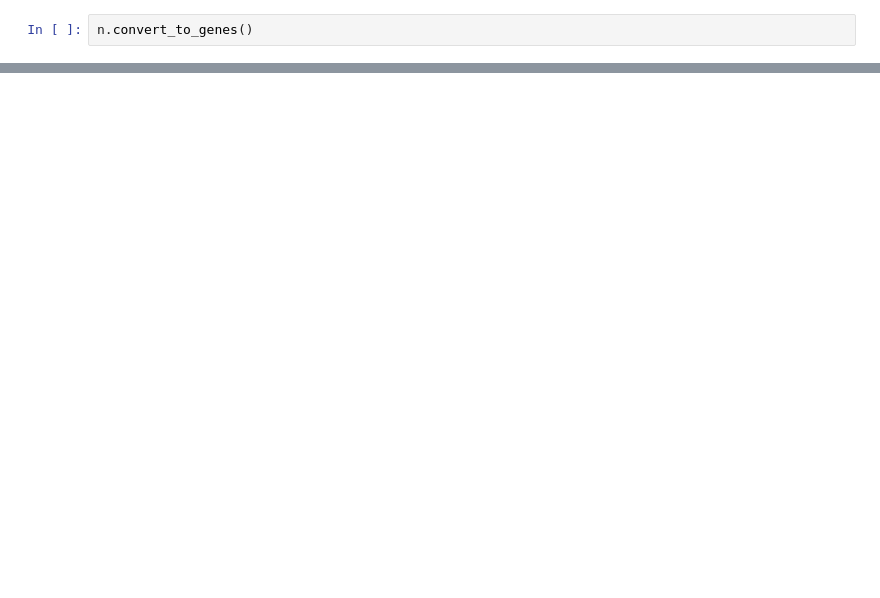
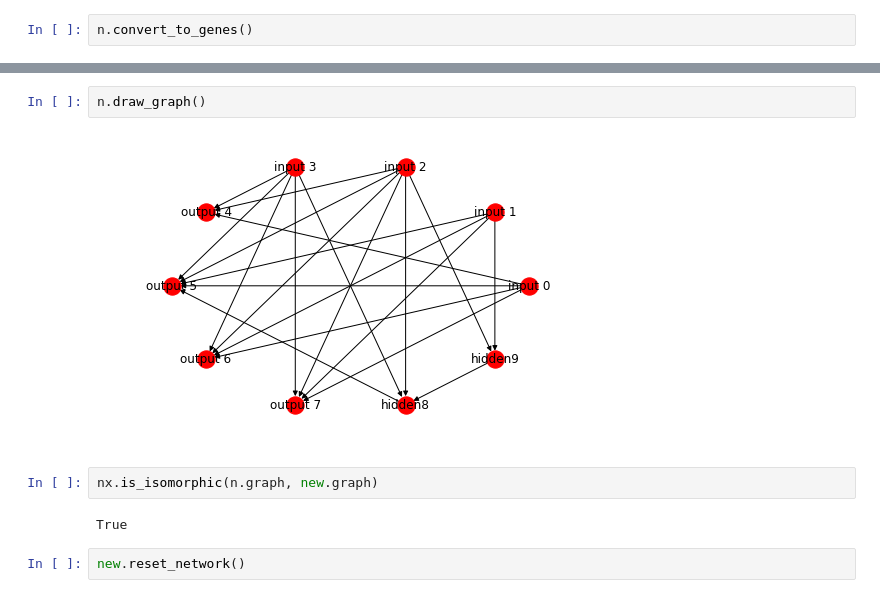
Before and after one commit to khayne31/SnakeNEAT, a Jupyter notebook: snake/NEATnotebook.ipynb, the cells around one changed output, grey strips where cells are left out. Cells and saved outputs as stored; diff of their text form; blank space fills up the shorter version.

```diff
--- a/snake/NEATnotebook.ipynb
+++ b/snake/NEATnotebook.ipynb
@@ -134,0 +154,10 @@ innotvaion number:  5
+# %%
+n.draw_graph()
+# %% [output]
+[figure, added]
+# %%
+nx.is_isomorphic(n.graph, new.graph)
+# %% [output]
+True
+# %%
+new.reset_network()
```
Also changed, not shown: parts of 20 cells of this notebook, 1 other file.
